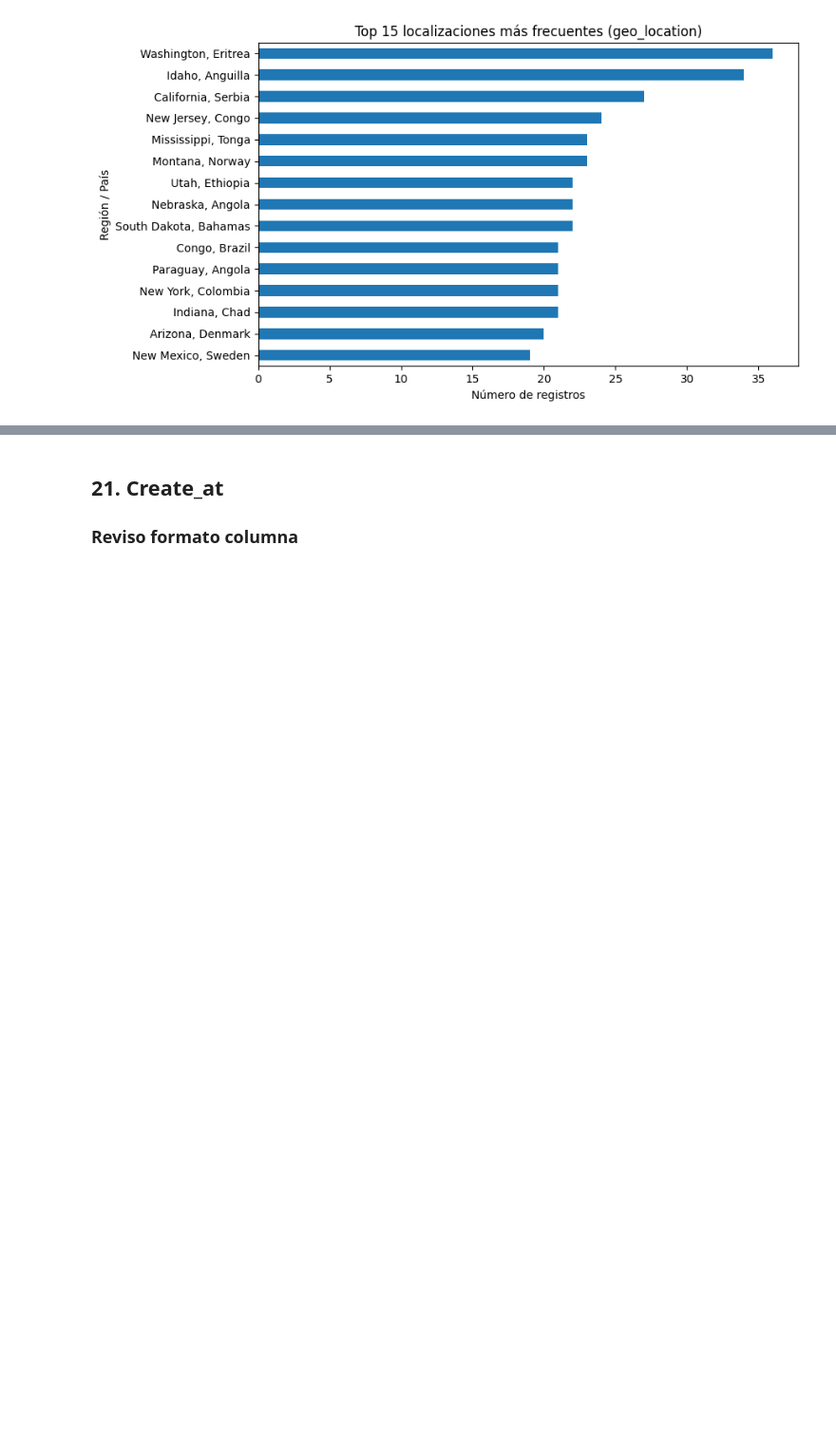
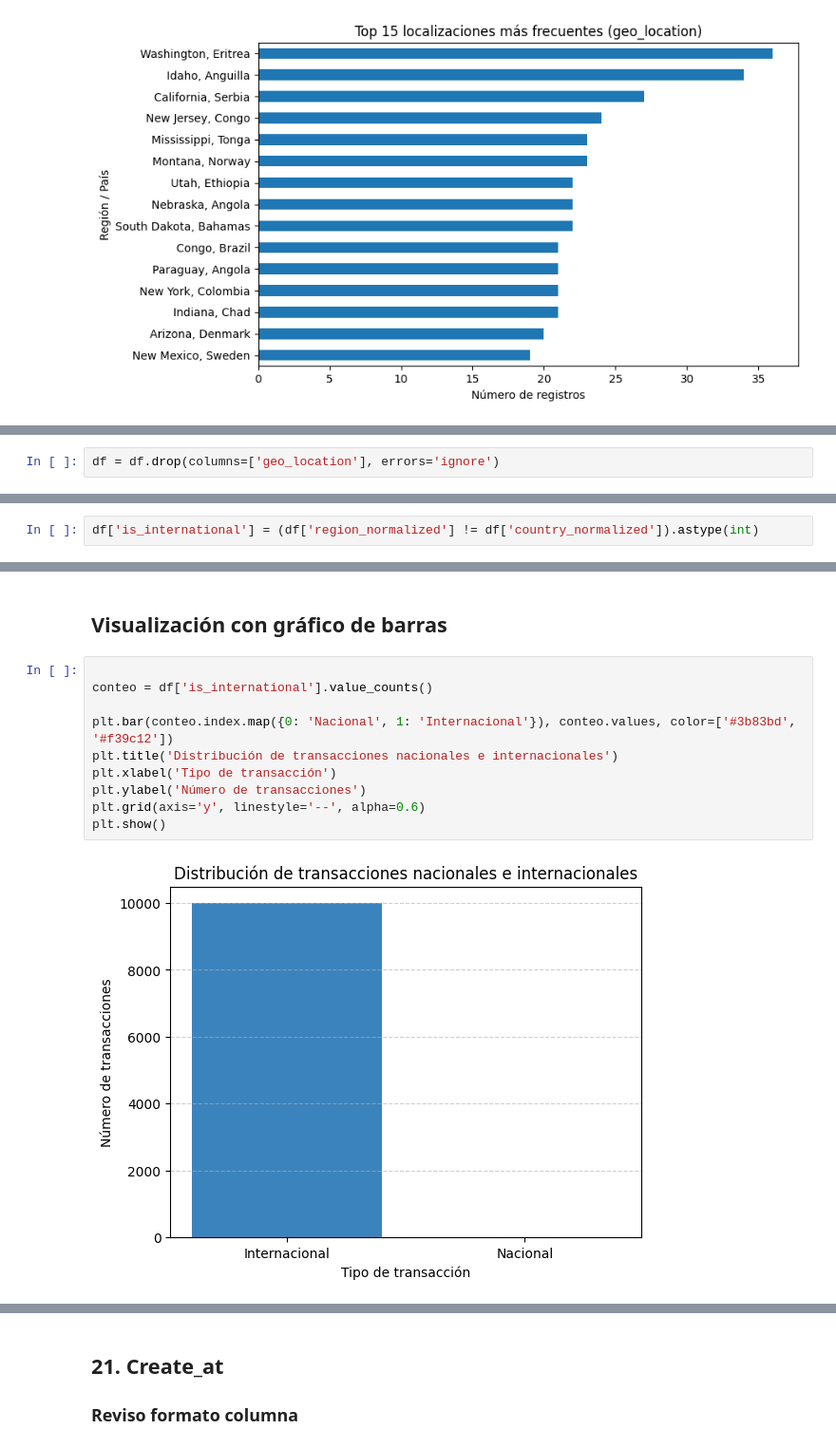
Before and after one commit to PatriciaMerinero/Proyecto_Final_Data_Analytics, a Jupyter notebook: NOTEBOOKS/02_EDA_LIMPIEZA_TRANSFORMACION.ipynb, the cells around one changed output, grey strips where cells are left out. Shown at 95% size. Drawn from its saved outputs; the diff is of its cells as text; blank space fills up the shorter version.

Commit message:
Elimino columna creada geo_location, no es coherente. Region pertenece región cliente y country es el pais del comercio. Creo columna Is_internacional (0 nacional, 1 internacional)

```diff
--- a/NOTEBOOKS/02_EDA_LIMPIEZA_TRANSFORMACION.ipynb
+++ b/NOTEBOOKS/02_EDA_LIMPIEZA_TRANSFORMACION.ipynb
@@ -1094,0 +1095,2 @@ plt.show()
+# %%
+df = df.drop(columns=['geo_location'], errors='ignore')
@@ -1094,0 +1099,2 @@ plt.show()
+# %%
+df['is_international'] = (df['region_normalized'] != df['country_normalized']).astype(int)
@@ -1094,0 +1110,14 @@ plt.show()
+# %% [markdown]
+## Visualización con gráfico de barras
+# %%
+
+conteo = df['is_international'].value_counts()
+
+plt.bar(conteo.index.map({0: 'Nacional', 1: 'Internacional'}), conteo.values, color=['#3b83bd', '#f39c12'])
+plt.title('Distribución de transacciones nacionales e internacionales')
+plt.xlabel('Tipo de transacción')
+plt.ylabel('Número de transacciones')
+plt.grid(axis='y', linestyle='--', alpha=0.6)
+plt.show()
+# %% [output]
+[figure, added]
```
Also changed, not shown: parts of 10 cells of this notebook, 1 other file.
